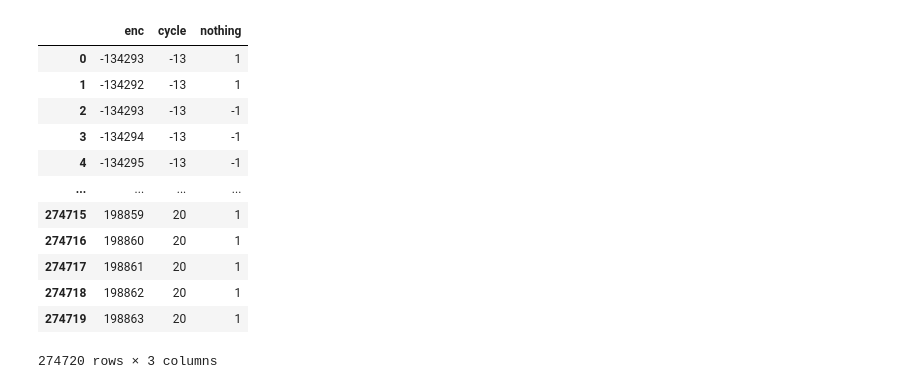
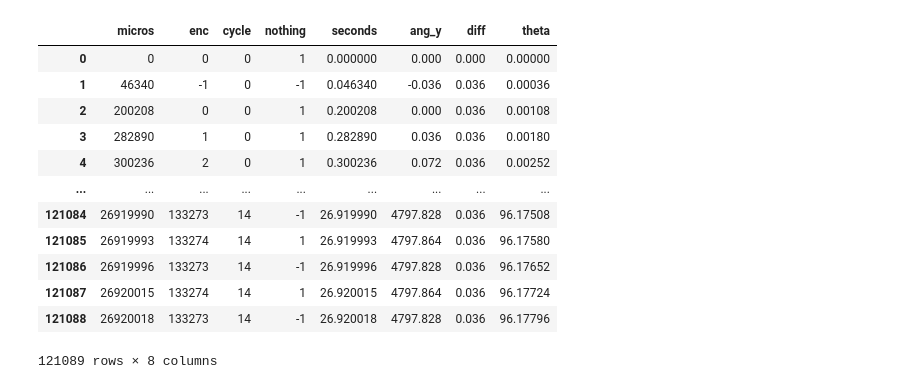
Before and after one commit to SujithChristopher/armbo_preliminary_work, a Jupyter notebook: simulation/ipy_notebooks/encoder_validation_orange.ipynb, the cells around one changed output. Drawn from its saved outputs; the diff is of its cells as text; code cells hidden in the pictures.

```diff
--- a/simulation/ipy_notebooks/encoder_validation_orange.ipynb
+++ b/simulation/ipy_notebooks/encoder_validation_orange.ipynb
@@ -26,17 +26,0 @@ _txt_pth = r"C:\Users\CMC\Documents\openposelibs\pose\armbo\simulation\ipy_noteb
-# %%
-df = pd.read_csv(_txt_pth, names=['enc','cycle','nothing'], sep=' ')
-df
-# %% [output]
-|  | enc | cycle | nothing |
-| 0 | -134293 | -13 | 1 |
-| 1 | -134292 | -13 | 1 |
-| 2 | -134293 | -13 | -1 |
-| 3 | -134294 | -13 | -1 |
-| 4 | -134295 | -13 | -1 |
-| ... | ... | ... | ... |
-| 274715 | 198859 | 20 | 1 |
-| 274716 | 198860 | 20 | 1 |
-| 274717 | 198861 | 20 | 1 |
-| 274718 | 198862 | 20 | 1 |
-| 274719 | 198863 | 20 | 1 |
-274720 rows × 3 columns
@@ -42,0 +45,23 @@ df
+# %%
+"""getting angle from non-syncronized data from skateboard df"""
+sk_df["ang_y"] = sk_df["enc"].apply(lambda x: x*0.036)
+sk_df["diff"] = abs(sk_df["ang_y"].diff())
+# replace nan with 0
+sk_df["diff"].fillna(0, inplace=True)
+# integrate angle
+_new_ang_df, _ = get_orientation(sk_df, "diff")
+_new_ang_df
+# %% [output]
+|  | micros | enc | cycle | nothing | seconds | ang_y | diff | theta |
+| 0 | 0 | 0 | 0 | 1 | 0.000000 | 0.000 | 0.000 | 0.00000 |
+| 1 | 46340 | -1 | 0 | -1 | 0.046340 | -0.036 | 0.036 | 0.00036 |
+| 2 | 200208 | 0 | 0 | 1 | 0.200208 | 0.000 | 0.036 | 0.00108 |
+| 3 | 282890 | 1 | 0 | 1 | 0.282890 | 0.036 | 0.036 | 0.00180 |
+| 4 | 300236 | 2 | 0 | 1 | 0.300236 | 0.072 | 0.036 | 0.00252 |
+| ... | ... | ... | ... | ... | ... | ... | ... | ... |
+| 121084 | 26919990 | 133273 | 14 | -1 | 26.919990 | 4797.828 | 0.036 | 96.17508 |
+| 121085 | 26919993 | 133274 | 14 | 1 | 26.919993 | 4797.864 | 0.036 | 96.17580 |
+| 121086 | 26919996 | 133273 | 14 | -1 | 26.919996 | 4797.828 | 0.036 | 96.17652 |
+| 121087 | 26920015 | 133274 | 14 | 1 | 26.920015 | 4797.864 | 0.036 | 96.17724 |
+| 121088 | 26920018 | 133273 | 14 | -1 | 26.920018 | 4797.828 | 0.036 | 96.17796 |
+121089 rows × 8 columns
```
Also changed, not shown: parts of 8 cells of this notebook, 6 other files.
